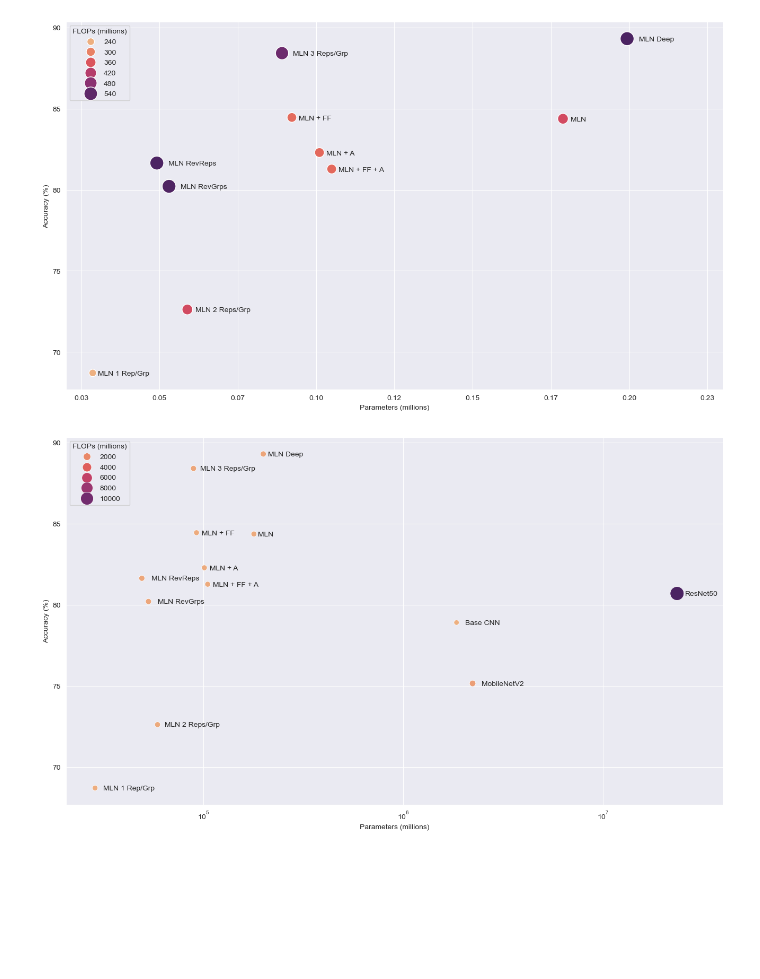
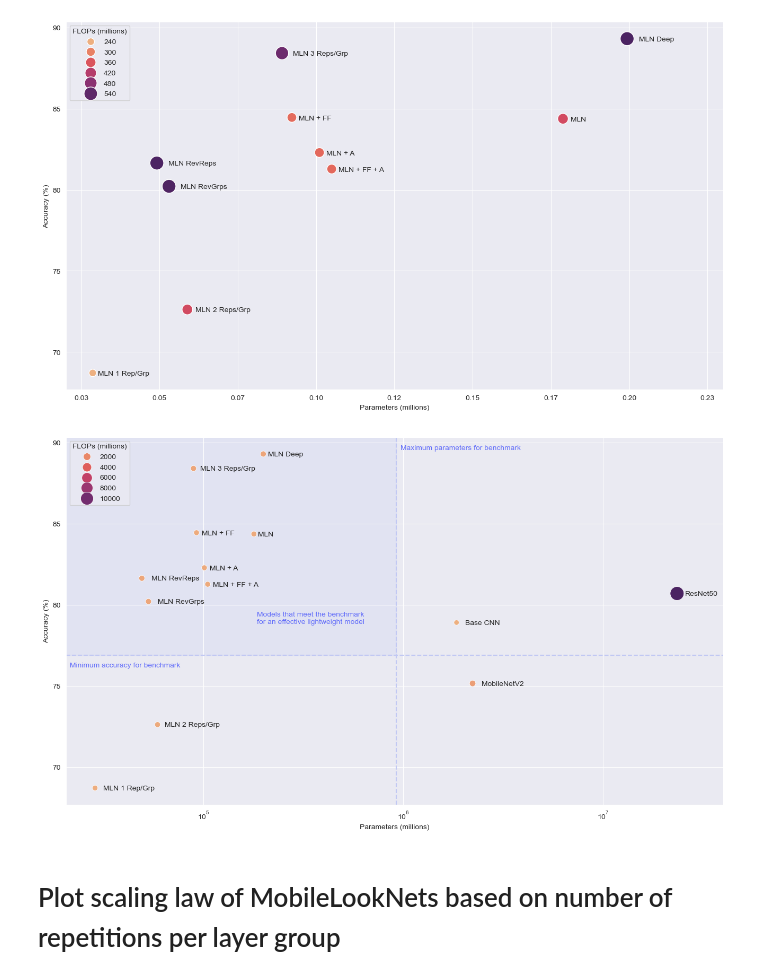
Before and after one commit to IrishMorales/lightweight-cnn-for-bone-metastasis, a Jupyter notebook: results/graphs.ipynb, the cells around one changed output. Saved outputs shown, nothing was run; the diff lists cells and outputs as text; code cells hidden in the pictures; blank space fills up the shorter version.

Commit message:
Plot benchmark

```diff
--- a/results/graphs.ipynb
+++ b/results/graphs.ipynb
@@ -84,35 +85,67 @@ sns.scatterplot(x = "Parameters",
                 legend='brief')
 
 # Label models
 x = results_df.Parameters
 y = results_df.Accuracy
 labels = results_df.Model
 size = results_df.FLOPs
 for i in range(len(x)):
     plt.annotate(labels[i], (x[i] + size[i]/150000 + (1.1*x[i])/(log(x[i], 1.5) if x[i] < 10**6 else log(x[i], 4)), y[i]-0.0015))
 
 # Format numbers on axes
 ax = plt.gca()
 ax.yaxis.set_major_formatter(ticker.FuncFormatter(lambda y, pos: '{:,.0f}'.format(y*100)))
 ax.xaxis.set_major_formatter(ticker.FuncFormatter(lambda x, pos: '{:,.2f}'.format(x/1000000)))
 ax.set_xscale('log')
 plt.xlim(right=40000000) # workaround to prevent label overflow
 
 # Format labels
 plt.xlabel("Parameters (millions)", fontsize = 10)
 plt.ylabel("Accuracy (%)", fontsize = 10)
 
 # Format legend
 legend = plt.legend(title = 'FLOPs (millions)', loc = 'upper left')
 for lbl in legend.get_texts():
     label_text = lbl.get_text()
     new_text = f'{int(float(label_text)/1000000)}'
     lbl.set_text(new_text)
 
-plt.savefig(fname = 'all_scatter.svg',
-            format = 'svg',
-            pad_inches = 0,
-            bbox_inches='tight')
+# Plot area that falls within benchmark
+benchmark_accuracy = results_df.loc[results_df['Model'] == 'Base CNN']['Accuracy'].item() - 0.02
+benchmark_params = results_df.loc[results_df['Model'] == 'Base CNN']['Parameters'].item() / 2
+
+plt.axhline(benchmark_accuracy, linestyle = '--', color = '#C1C8F3')
+plt.axvline(benchmark_params, linestyle = '--', color = '#C1C8F3')
+
+annotation_x_offset = benchmark_params*.001
+annotation_y_offset = benchmark_accuracy*.01
+
+plt.annotate('Minimum accuracy for benchmark',
+             (plt.xlim()[0] + annotation_x_offset, benchmark_accuracy - annotation_y_offset),
+             color = '#636EFA')
+plt.annotate('Maximum parameters for benchmark',
+             (benchmark_params + annotation_x_offset*50, plt.ylim()[1] - annotation_y_offset),
+             color = '#636EFA')
+
+benchmark_accuracy_in_axis_units = (benchmark_accuracy - plt.ylim()[0])/(plt.ylim()[1] - plt.ylim()[0])
+
+plt.axvspan(xmin = 0, xmax = benchmark_params,
+            ymin = benchmark_accuracy_in_axis_units, ymax = 1,
+            zorder = 0.5,
+            alpha = 0.2, color = '#C1C8F3')
+text_x_offset = benchmark_params*.8
+text_y_offset = benchmark_accuracy*.025
+plt.annotate('Models that meet the benchmark\nfor an effective lightweight model',
+             (benchmark_params - text_x_offset, benchmark_accuracy + text_y_offset),
+             color = '#636EFA')
+
+# Save figure
+#plt.savefig(fname = 'all_scatter.svg',
+#            format = 'svg',
+#            pad_inches = 0,
+#            bbox_inches='tight')
 plt.show()
 # %% [output]
-[figure, old version]
+[figure, new version]
+# %% [markdown]
+# Plot scaling law of MobileLookNets based on number of repetitions per layer group
```
Also changed, not shown: parts of 6 cells of this notebook.
